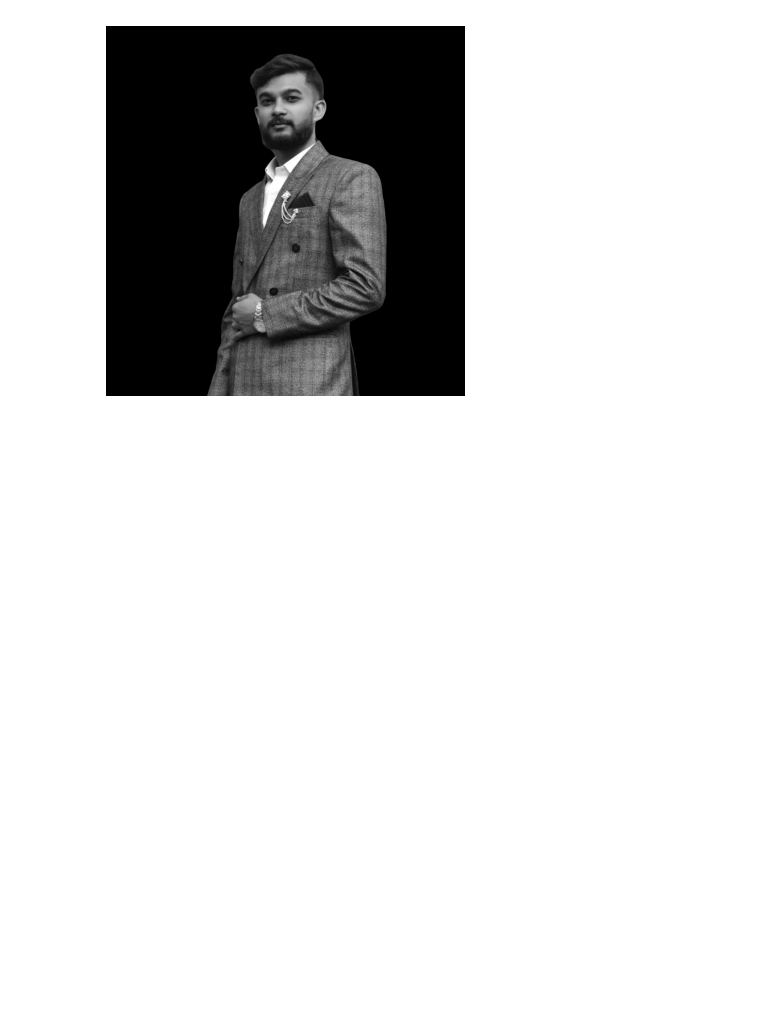
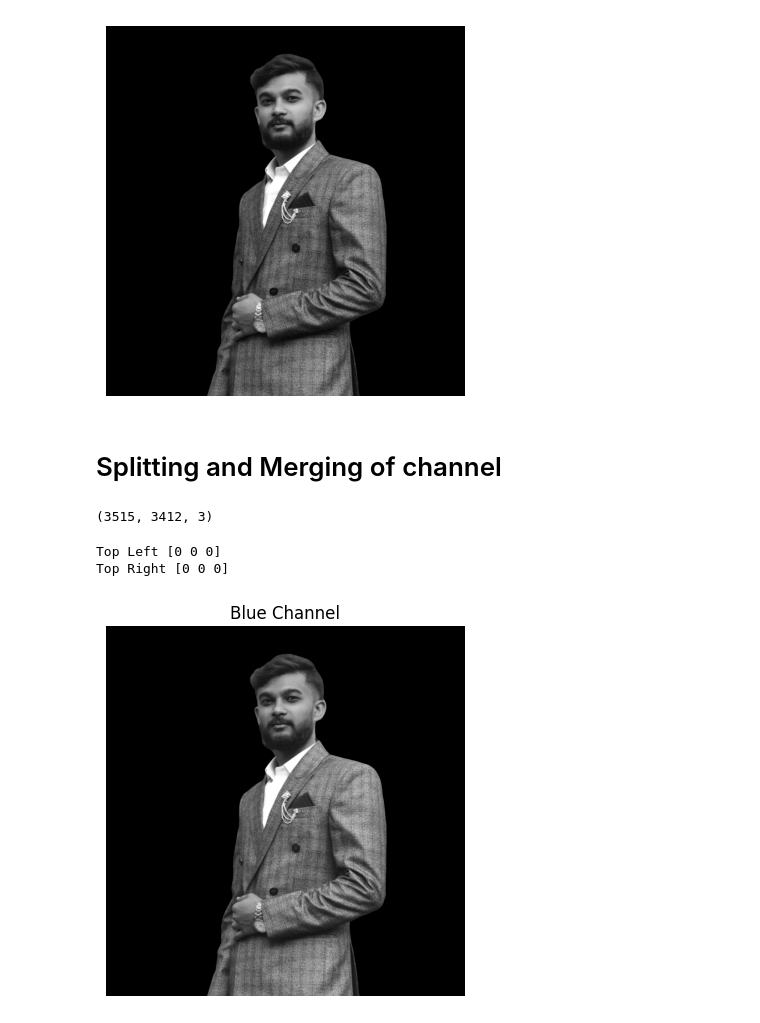
Before and after one commit to RajnishAdhikari/Projects, a Jupyter notebook: E-KYC Using Computer Vision/01_opencv_operations.ipynb, the cells around one changed output. Drawn from its saved outputs; the diff is of its cells as text; code cells hidden in the pictures; blank space fills up the shorter version.

Commit message:
splitting and merging of channels

```diff
--- a/E-KYC Using Computer Vision/01_opencv_operations.ipynb
+++ b/E-KYC Using Computer Vision/01_opencv_operations.ipynb
@@ -66,0 +65,38 @@ plt.show()
+# %% [markdown]
+# Splitting and Merging of channel
+# %%
+
+
+print(image.shape)
+# %% [output]
+(3515, 3412, 3)
+# %%
+# printing the top left pixel
+print("Top Left", image[0,0])
+
+
+
+# printing the top right pixel
+print("Top Right", image[0,500])
+
+# similarly we can print bottom left and bottom right
+# %% [output]
+Top Left [0 0 0]
+Top Right [0 0 0]
+# %%
+# Splitting each and every channels
+
+# showing individual color channels of the image
+blue = image[:,:, 0]
+green = image[:, :, 1]
+red = image[:, :, 2]
+
+# print(blue)
+# %%
+# Display the blue channel using matplotlib
+plt.imshow(blue, cmap='gray')
+plt.title("Blue Channel")
+plt.axis('off')
+plt.show()
+# %% [output]
+[figure, added]
```
Also changed, not shown: parts of 5 cells of this notebook.
